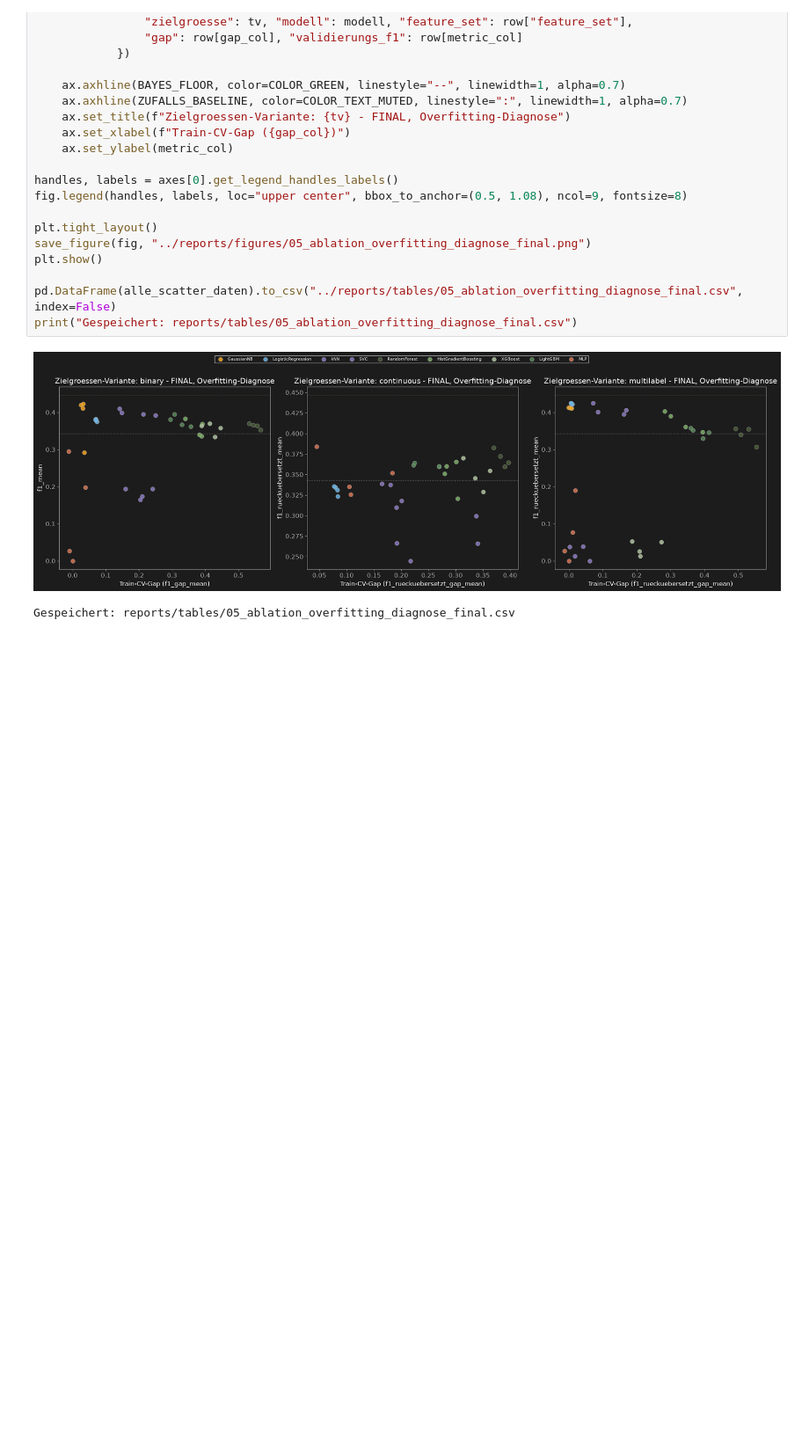
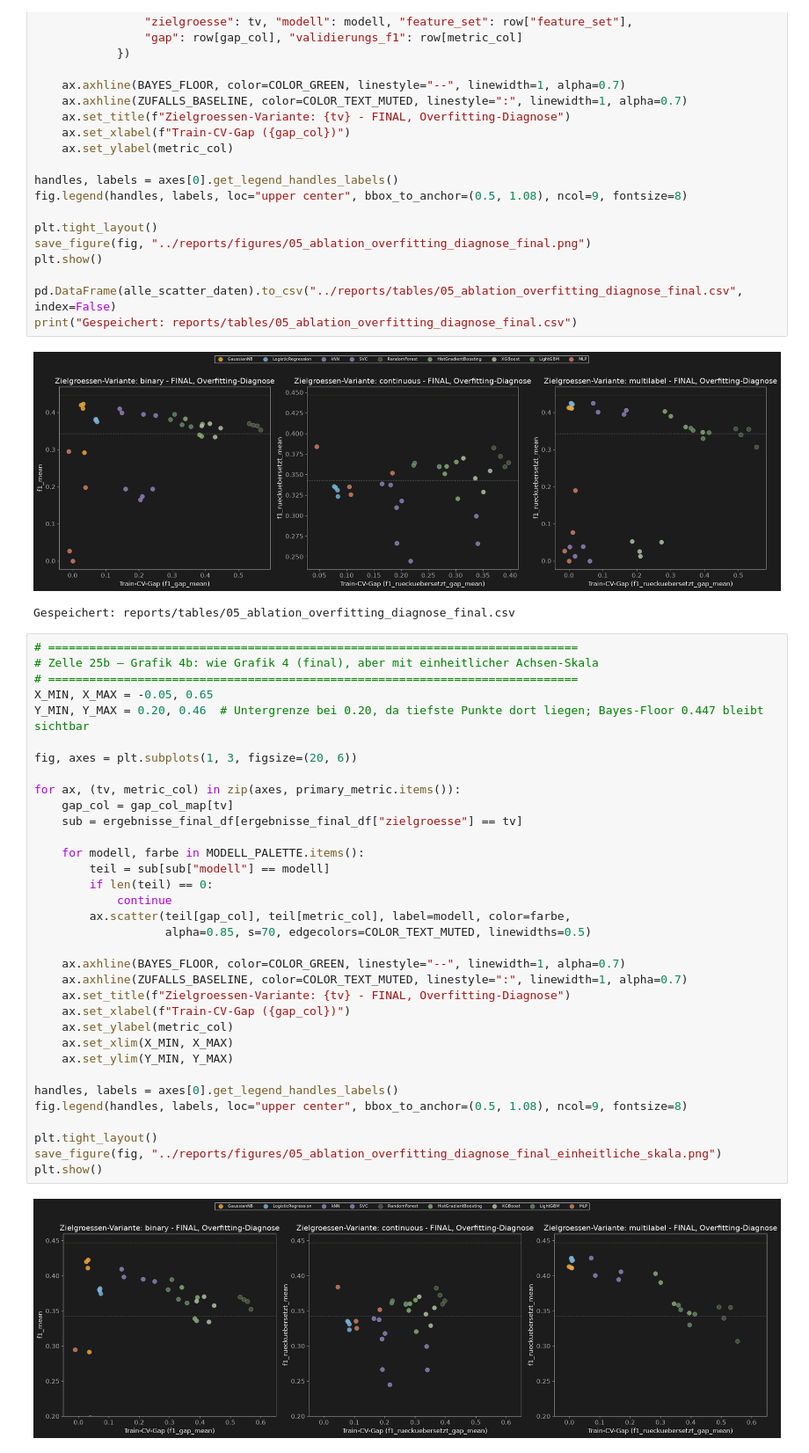
Before and after one commit to AwaTekoete/_MyExtrusionML_Synthetisch, a Jupyter notebook: notebooks/05_modeling_model_a.ipynb, the cells around one changed output. Shown at 88% size. Drawn from its saved outputs; the diff is of its cells as text; blank space fills up the shorter version.

Commit message:
feat: Grafik 4b - unified axis scale reveals cluster structure differs between classification and regression targets

```diff
--- a/notebooks/05_modeling_model_a.ipynb
+++ b/notebooks/05_modeling_model_a.ipynb
@@ -1279,3 +1279,39 @@ print("Gespeichert: reports/tables/05_ablation_overfitting_diagnose_final.csv")
 # %% [output]
 [figure]
 Gespeichert: reports/tables/05_ablation_overfitting_diagnose_final.csv
+# %%
+# =============================================================================
+# Zelle 25b – Grafik 4b: wie Grafik 4 (final), aber mit einheitlicher Achsen-Skala
+# =============================================================================
+X_MIN, X_MAX = -0.05, 0.65
+Y_MIN, Y_MAX = 0.20, 0.46  # Untergrenze bei 0.20, da tiefste Punkte dort liegen; Bayes-Floor 0.447 bleibt sichtbar
+
+fig, axes = plt.subplots(1, 3, figsize=(20, 6))
+
+for ax, (tv, metric_col) in zip(axes, primary_metric.items()):
+    gap_col = gap_col_map[tv]
+    sub = ergebnisse_final_df[ergebnisse_final_df["zielgroesse"] == tv]
+
+    for modell, farbe in MODELL_PALETTE.items():
+        teil = sub[sub["modell"] == modell]
+        if len(teil) == 0:
+            continue
+        ax.scatter(teil[gap_col], teil[metric_col], label=modell, color=farbe,
+                   alpha=0.85, s=70, edgecolors=COLOR_TEXT_MUTED, linewidths=0.5)
+
+    ax.axhline(BAYES_FLOOR, color=COLOR_GREEN, linestyle="--", linewidth=1, alpha=0.7)
+    ax.axhline(ZUFALLS_BASELINE, color=COLOR_TEXT_MUTED, linestyle=":", linewidth=1, alpha=0.7)
+    ax.set_title(f"Zielgroessen-Variante: {tv} - FINAL, Overfitting-Diagnose")
+    ax.set_xlabel(f"Train-CV-Gap ({gap_col})")
+    ax.set_ylabel(metric_col)
+    ax.set_xlim(X_MIN, X_MAX)
+    ax.set_ylim(Y_MIN, Y_MAX)
+
+handles, labels = axes[0].get_legend_handles_labels()
+fig.legend(handles, labels, loc="upper center", bbox_to_anchor=(0.5, 1.08), ncol=9, fontsize=8)
+
+plt.tight_layout()
+save_figure(fig, "../reports/figures/05_ablation_overfitting_diagnose_final_einheitliche_skala.png")
+plt.show()
+# %% [output]
+[figure, added]
```
Also changed, not shown: 1 other file.
